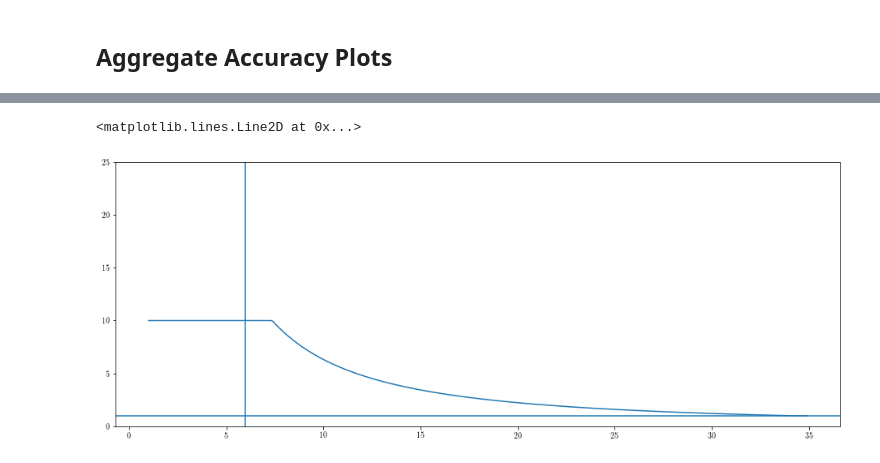
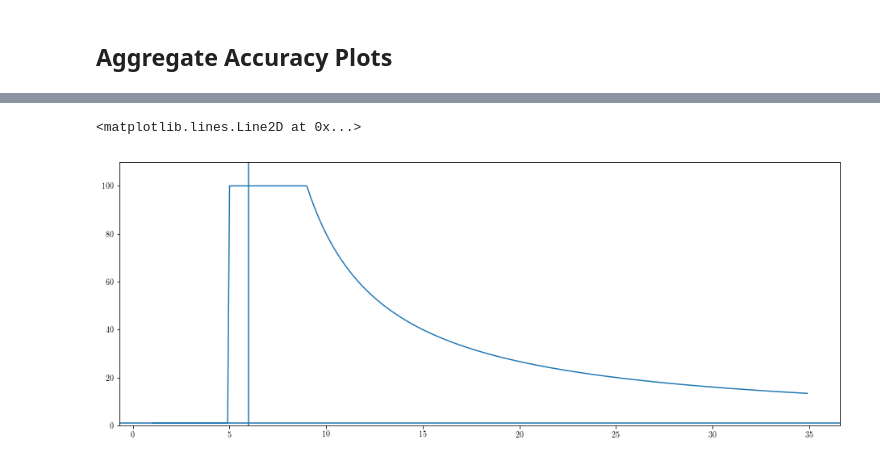
Before and after one commit to AndreiBarsan/DynSLAM, a Jupyter notebook: notebooks/DepthAnalysis.ipynb, the cells around one changed output, grey strips where cells are left out. Saved outputs shown, nothing was run; the diff lists cells and outputs as text; code cells hidden in the pictures.

```diff
--- a/notebooks/DepthAnalysis.ipynb
+++ b/notebooks/DepthAnalysis.ipynb
@@ -261,14 +263,15 @@ Remaining issue: figure out WHY the error is higher for the fusion than for the
 ![](img/itm-semantics-depth-plots.png)
 # %%
 x = np.arange(1, 35, 0.1)
-y =  200 / ( x ** 1.5 )
+y =  400 / ( x - 5 )
+xmax = 100
 y[y < 1] = 1
-y[y > 10] = 10
+y[y > xmax] = xmax
 
 plt.plot(x, y)
-plt.ylim(0 , 25)
+plt.ylim(0 , xmax * 1.1)
 plt.axhline(1)
 plt.axvline(6)
 # %% [output]
 <matplotlib.lines.Line2D at 0x...>
-[figure, old version]
+[figure, new version]
```
Also changed, not shown: parts of 8 cells of this notebook, 1 other file.
